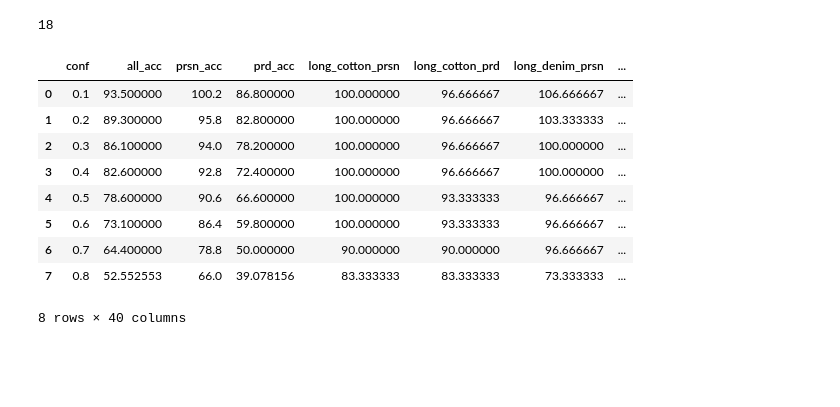
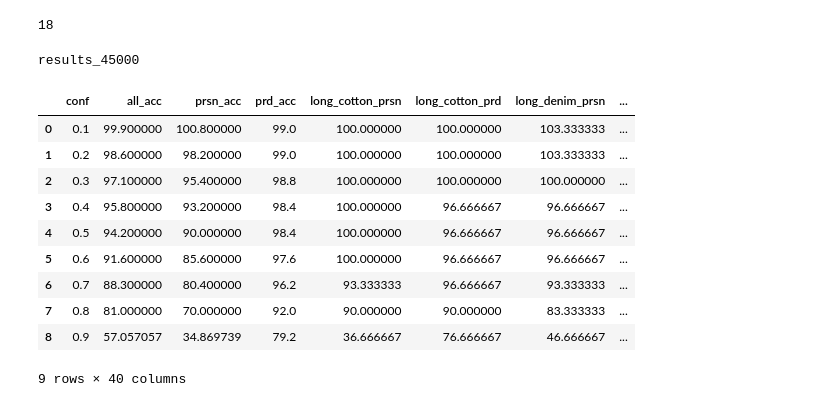
Before and after one commit to Playdata-G-DA35/DA35-final-team2-Item_Classification_RPA, a Jupyter notebook: Obj_detection_model/test_result_analysis.ipynb, the cells around one changed output. Cells and saved outputs as stored; diff of their text form; code cells hidden in the pictures; blank space fills up the shorter version.

```diff
--- a/Obj_detection_model/test_result_analysis.ipynb
+++ b/Obj_detection_model/test_result_analysis.ipynb
@@ -21,17 +21,9 @@ def calc_precision(path):
         os.makedirs(f'{path}/product/crops/Bottom', exist_ok= True)
 
         person_total_num = len(os.listdir(f'{path}/person')) - 3
-        #product_true_num = len(os.listdir(f'{path}/person/crops/Bottom'))
-        if(os.path.exists(f'{path}/person/crops/Pants')):
-            person_true_num = len(os.listdir(f'{path}/person/crops/Pants'))
-        else:
-            person_true_num = len(os.listdir(f'{path}/person/crops/Bottom'))
+        person_true_num = len(os.listdir(f'{path}/person/crops/Bottom'))
         product_total_num = len(os.listdir(f'{path}/product')) - 3
-        #product_true_num = len(os.listdir(f'{path}/product/crops/Bottom'))
-        if(os.path.exists(f'{path}/product/crops/Pants')):
-            product_true_num = len(os.listdir(f'{path}/product/crops/Pants'))
-        else:
-            product_true_num = len(os.listdir(f'{path}/product/crops/Bottom'))
+        product_true_num = len(os.listdir(f'{path}/product/crops/Bottom'))
 
         person_total_num_list.append(person_total_num)
         person_true_num_list.append(person_true_num)
@@ -108,7 +98,10 @@ def make_confusion_csv(result_path, col_name):
 
         # df에 추가
         df = pd.concat([df, pd.DataFrame([new_row], columns= col_name)], ignore_index=True)
-        df.to_csv(f'{result_path}_acc.csv', index=False)
+
+    save_name = result_path.split('/')[-1]
+    print(save_name)
+    df.to_csv(f'test_result/{save_name}_acc.csv', index=False)
 
     return df
 # %%
@@ -137,20 +131,22 @@ print(len(prsn_total_list))
 # %% [output]
 18
 # %%
-#folder_path = 'test_result/20000img_80epoch'
-#folder_path = 'test_result/40000img_100epoch'
-folder_path = 'test_result/50000img_50epoch'
-#folder_path = 'test_result/45000_addproduct(batch192,80epoch)'
+#folder_path = 'test_result/results_10000'
+#folder_path = 'test_result/results_20000'
+#folder_path = 'test_result/results_40000'
+folder_path = 'test_result/results_45000'
 ddd = make_confusion_csv(folder_path, col_name)
 display(ddd)
 # %% [output]
+results_45000
 |  | conf | all_acc | prsn_acc | prd_acc | long_cotton_prsn | long_cotton_prd | long_denim_prsn | ... |
-| 0 | 0.1 | 93.500000 | 100.2 | 86.800000 | 100.000000 | 96.666667 | 106.666667 | ... |
-| 1 | 0.2 | 89.300000 | 95.8 | 82.800000 | 100.000000 | 96.666667 | 103.333333 | ... |
-| 2 | 0.3 | 86.100000 | 94.0 | 78.200000 | 100.000000 | 96.666667 | 100.000000 | ... |
-| 3 | 0.4 | 82.600000 | 92.8 | 72.400000 | 100.000000 | 96.666667 | 100.000000 | ... |
-| 4 | 0.5 | 78.600000 | 90.6 | 66.600000 | 100.000000 | 93.333333 | 96.666667 | ... |
-| 5 | 0.6 | 73.100000 | 86.4 | 59.800000 | 100.000000 | 93.333333 | 96.666667 | ... |
-| 6 | 0.7 | 64.400000 | 78.8 | 50.000000 | 90.000000 | 90.000000 | 96.666667 | ... |
-| 7 | 0.8 | 52.552553 | 66.0 | 39.078156 | 83.333333 | 83.333333 | 73.333333 | ... |
+| 0 | 0.1 | 99.900000 | 100.800000 | 99.0 | 100.000000 | 100.000000 | 103.333333 | ... |
+| 1 | 0.2 | 98.600000 | 98.200000 | 99.0 | 100.000000 | 100.000000 | 103.333333 | ... |
+| 2 | 0.3 | 97.100000 | 95.400000 | 98.8 | 100.000000 | 100.000000 | 100.000000 | ... |
+| 3 | 0.4 | 95.800000 | 93.200000 | 98.4 | 100.000000 | 96.666667 | 96.666667 | ... |
+| 4 | 0.5 | 94.200000 | 90.000000 | 98.4 | 100.000000 | 96.666667 | 96.666667 | ... |
+| 5 | 0.6 | 91.600000 | 85.600000 | 97.6 | 100.000000 | 96.666667 | 96.666667 | ... |
+| 6 | 0.7 | 88.300000 | 80.400000 | 96.2 | 93.333333 | 96.666667 | 93.333333 | ... |
+| 7 | 0.8 | 81.000000 | 70.000000 | 92.0 | 90.000000 | 90.000000 | 83.333333 | ... |
+| 8 | 0.9 | 57.057057 | 34.869739 | 79.2 | 36.666667 | 76.666667 | 46.666667 | ... |
-8 rows × 40 columns
+9 rows × 40 columns
```
Also changed, not shown: parts of 2 cells of this notebook, 46 other files.
